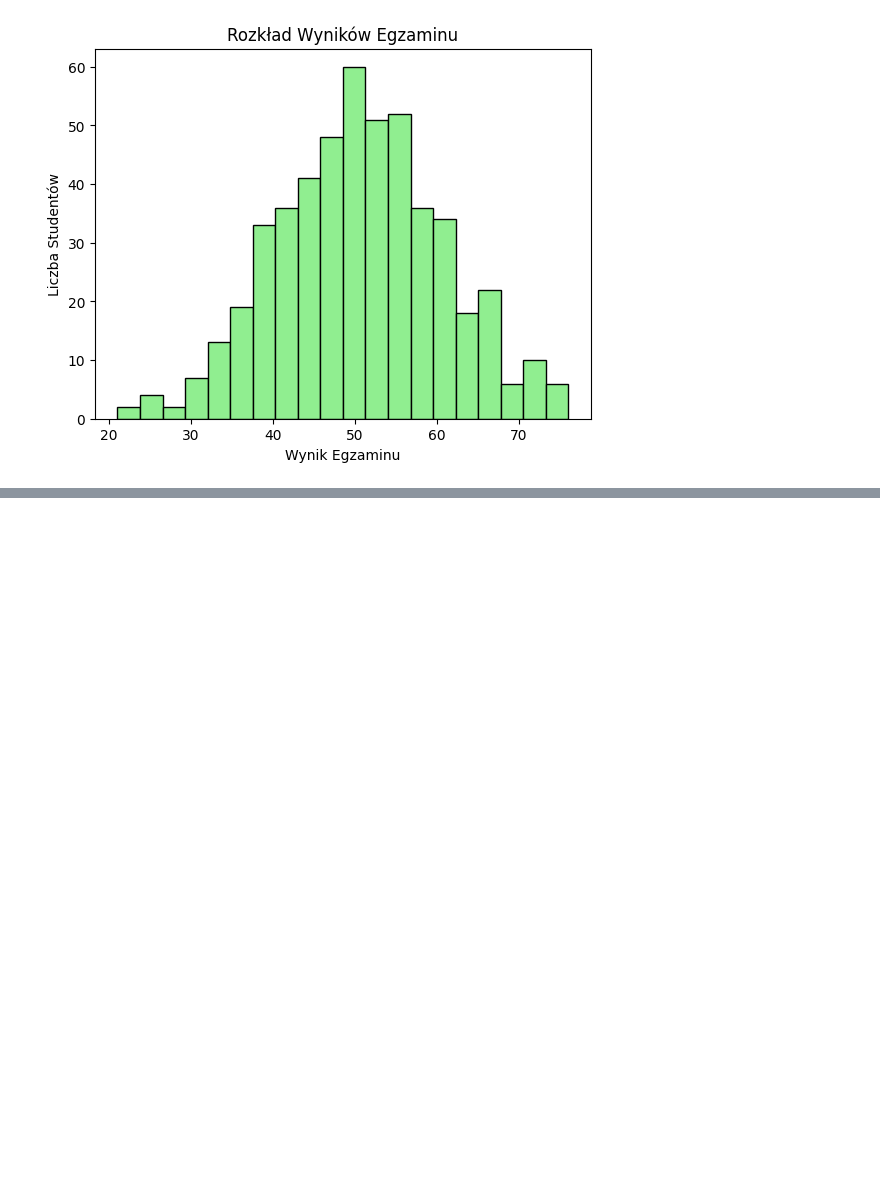
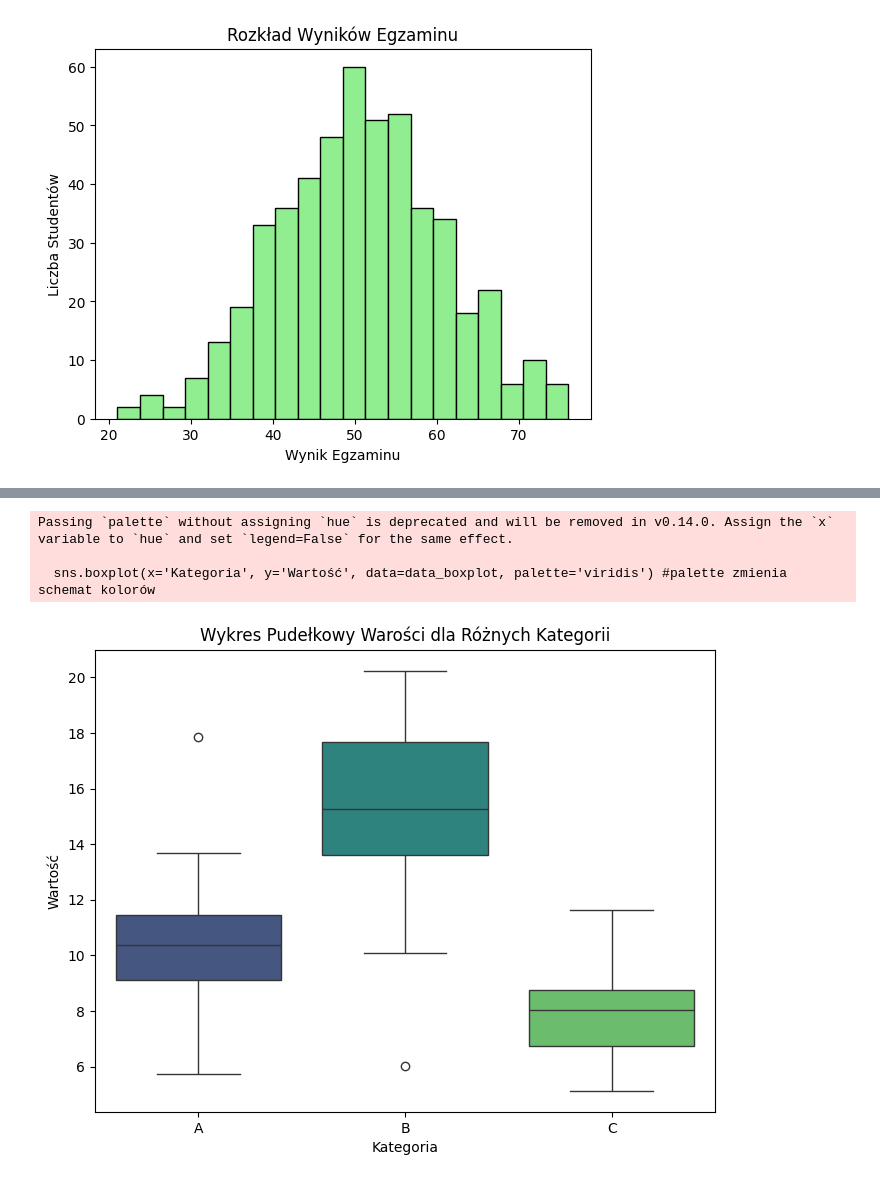
Before and after one commit to LPiskor/moje_projekty_ml, a Jupyter notebook: Wizualizacja_Danych.ipynb, the cells around one changed output, grey strips where cells are left out. Cells and saved outputs as stored; diff of their text form; code cells hidden in the pictures; blank space fills up the shorter version.

```diff
--- a/Wizualizacja_Danych.ipynb
+++ b/Wizualizacja_Danych.ipynb
@@ -109,0 +122,20 @@ Text(0, 0.5, 'Liczba Studentów')
+# %%
+data_boxplot = pd.DataFrame({'Kategoria':['A'] * 30 + ['B'] * 40 + ['C'] * 30,
+                             'Wartość': np.concatenate([np.random.normal(loc=10, scale=2, size=30),
+                                                        np.random.normal(loc=15, scale=3, size=40),
+                                                        np.random.normal(loc=8, scale=1.5, size=30)
+                                                       ])
+                            })
+
+plt.figure(figsize=(8, 6))
+sns.boxplot(x='Kategoria', y='Wartość', data=data_boxplot, palette='viridis') #palette zmienia schemat kolorów
+
+plt.title("Wykres Pudełkowy Warości dla Różnych Kategorii")
+plt.xlabel("Kategoria")
+plt.ylabel("Wartość")
+plt.show()
+# %% [output]
+Passing `palette` without assigning `hue` is deprecated and will be removed in v0.14.0. Assign the `x` variable to `hue` and set `legend=False` for the same effect.
+
+  sns.boxplot(x='Kategoria', y='Wartość', data=data_boxplot, palette='viridis') #palette zmienia schemat kolorów
+[figure, added]
```
Also changed, not shown: parts of 7 cells of this notebook.
